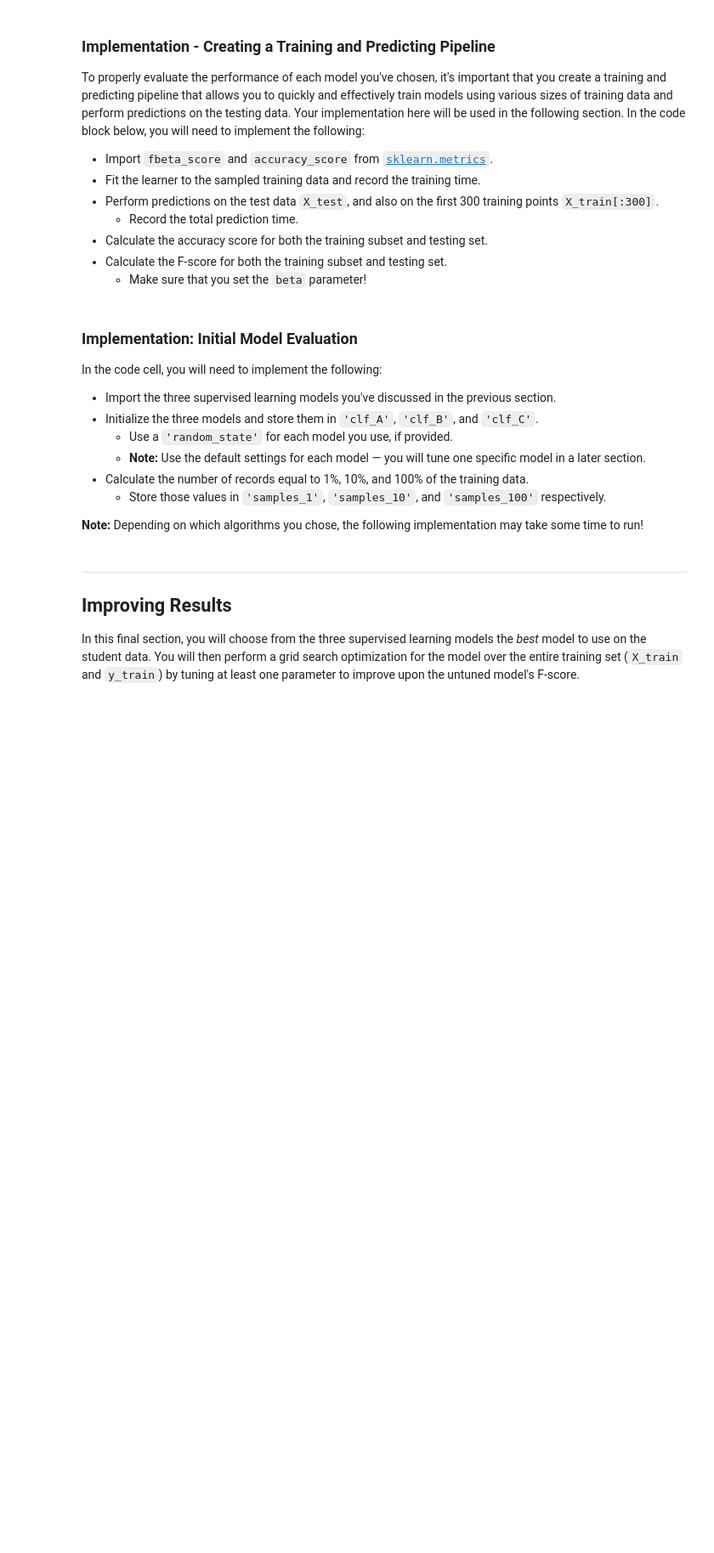
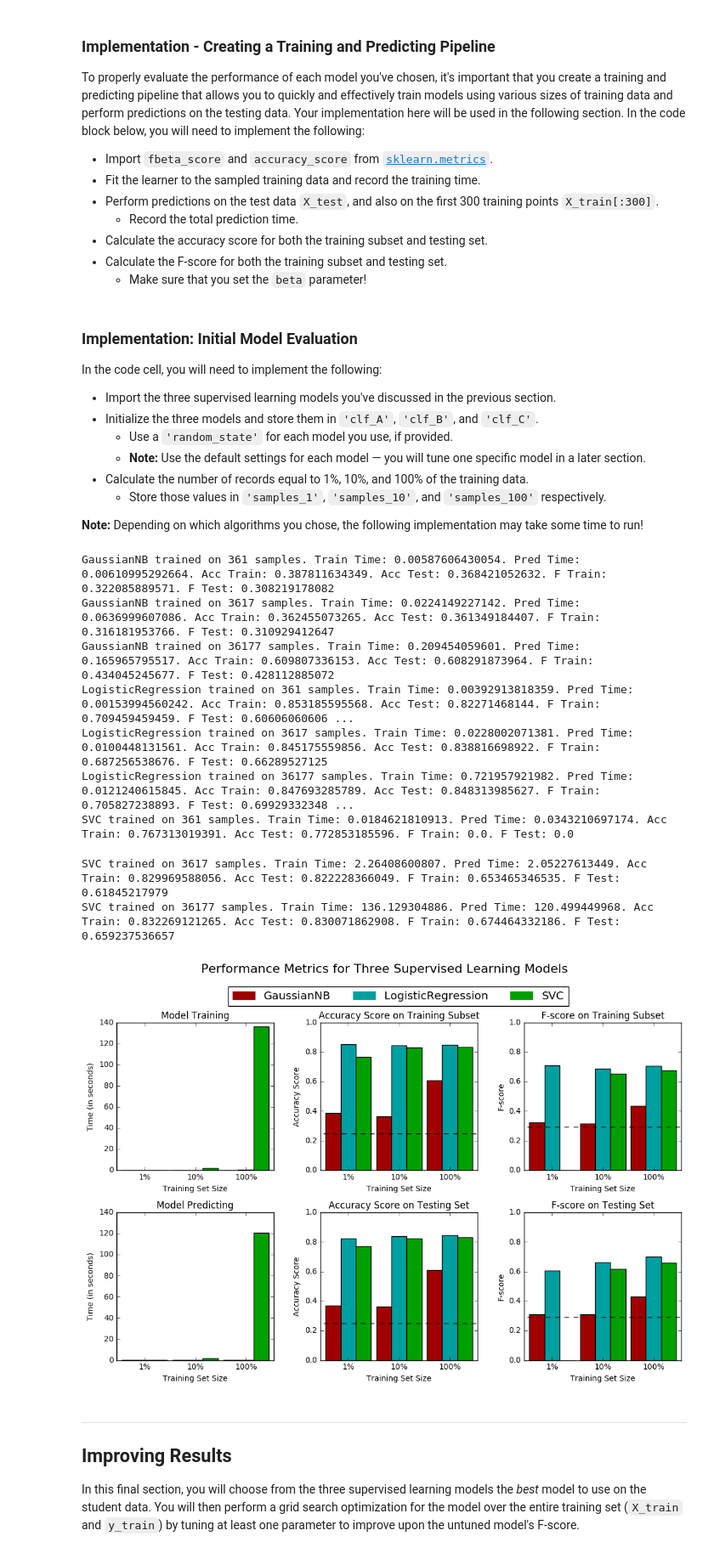
Before and after one commit to nikhils777/machine-learning, a Jupyter notebook: projects/finding_donors/finding_donors.ipynb, the cells around one changed output. Shown at 85% size. Cells and saved outputs as stored; diff of their text form; code cells hidden in the pictures; blank space fills up the shorter version.

```diff
--- a/projects/finding_donors/finding_donors.ipynb
+++ b/projects/finding_donors/finding_donors.ipynb
@@ -274,39 +276,41 @@ def train_predict(learner, sample_size, X_train, y_train, X_test, y_test):
     '''
 
     results = {}
-    print "fitting--------"
     # TODO: Fit the learner to the training data using slicing with 'sample_size'
+    # Adjusting size of training and testing data with sample size
+    X_train = X_train[:sample_size]
+    y_train = y_train[:sample_size]
+    X_test = X_test[:sample_size]
+    y_test = y_test[:sample_size]
+
     start = time() # Get start time
     learner.fit(X_train, y_train)
     end = time() # Get end time
 
     # TODO: Calculate the training time
     results['train_time'] = end - start
-    print "predicting-----------"
     # TODO: Get the predictions on the test set,
     #       then get predictions on the first 300 training samples
     start = time() # Get start time
     predictions_test = learner.predict(X_test)
-    predictions_train = learner.predict(X_train[:300])
+    predictions_train = learner.predict(X_train)
     end = time() # Get end time
 
     # TODO: Calculate the total prediction time
     results['pred_time'] = end - start
-    print "calculating accuracy -------------------"
     # TODO: Compute accuracy on the first 300 training samples
-    results['acc_train'] = accuracy_score(y_train[:300], predictions_train[:300])
+    results['acc_train'] = accuracy_score(y_train, predictions_train)
 
     # TODO: Compute accuracy on test set
     results['acc_test'] = accuracy_score(y_test, predictions_test)
-    print "calculating beta score -----------------"
     # TODO: Compute F-score on the the first 300 training samples
-    results['f_train'] = fbeta_score(y_train[:300], predictions_train[:300], beta = .5)
+    results['f_train'] = fbeta_score(y_train, predictions_train, beta = .5)
 
     # TODO: Compute F-score on the test set
     results['f_test'] = fbeta_score(y_test, predictions_test, beta = .5)
 
     # Success
-    print "{} trained on {} samples.".format(learner.__class__.__name__, sample_size)
+    print "{} trained on {} samples. Train Time: {}. Pred Time: {}. Acc Train: {}. Acc Test: {}. F Train: {}. F Test: {}".format(learner.__class__.__name__, sample_size, results['train_time'], results['pred_time'], results['acc_train'], results['acc_test'], results['f_train'], results['f_test'] )
 
     # Return the results
     return results
@@ -324,30 +328,41 @@ In the code cell, you will need to implement the following:
 # %%
 # TODO: Import the three supervised learning models from sklearn
 from sklearn import svm
 from sklearn import linear_model
 from sklearn.naive_bayes import GaussianNB
 
 # TODO: Initialize the three models
-clf_A = svm.SVC() #GaussianNB
-clf_B = svm.SVC()
-clf_C = linear_model.LogisticRegression()
+clf_A = GaussianNB() #GaussianNB
+clf_B = linear_model.LogisticRegression()
+clf_C = svm.SVC()
 
 # TODO: Calculate the number of samples for 1%, 10%, and 100% of the training data
-samples_1 = len(X_train) * .01
-samples_10 = len(X_train) * .1
-samples_100 = len(X_train)
+samples_1 = int(len(X_train) * .01)
+samples_10 = int(len(X_train) * .1)
+samples_100 = int(len(X_train))
 
 # Collect results on the learners
 results = {}
 for clf in [clf_A, clf_B, clf_C]:
     clf_name = clf.__class__.__name__
     results[clf_name] = {}
     for i, samples in enumerate([samples_1, samples_10, samples_100]):
         results[clf_name][i] = \
         train_predict(clf, samples, X_train, y_train, X_test, y_test)
 
 # Run metrics visualization for the three supervised learning models chosen
 vs.evaluate(results, accuracy, fscore)
+# %% [output]
+GaussianNB trained on 361 samples. Train Time: 0.00587606430054. Pred Time: 0.00610995292664. Acc Train: 0.387811634349. Acc Test: 0.368421052632. F Train: 0.322085889571. F Test: 0.308219178082
+GaussianNB trained on 3617 samples. Train Time: 0.0224149227142. Pred Time: 0.0636999607086. Acc Train: 0.362455073265. Acc Test: 0.361349184407. F Train: 0.316181953766. F Test: 0.310929412647
+GaussianNB trained on 36177 samples. Train Time: 0.209454059601. Pred Time: 0.165965795517. Acc Train: 0.609807336153. Acc Test: 0.608291873964. F Train: 0.434045245677. F Test: 0.428112885072
+LogisticRegression trained on 361 samples. Train Time: 0.00392913818359. Pred Time: 0.00153994560242. Acc Train: 0.853185595568. Acc Test: 0.82271468144. F Train: 0.709459459459. F Test: 0.60606060606 ...
+LogisticRegression trained on 3617 samples. Train Time: 0.0228002071381. Pred Time: 0.0100448131561. Acc Train: 0.845175559856. Acc Test: 0.838816698922. F Train: 0.687256538676. F Test: 0.66289527125
+LogisticRegression trained on 36177 samples. Train Time: 0.721957921982. Pred Time: 0.0121240615845. Acc Train: 0.847693285789. Acc Test: 0.848313985627. F Train: 0.705827238893. F Test: 0.69929332348 ...
+SVC trained on 361 samples. Train Time: 0.0184621810913. Pred Time: 0.0343210697174. Acc Train: 0.767313019391. Acc Test: 0.772853185596. F Train: 0.0. F Test: 0.0
+SVC trained on 3617 samples. Train Time: 2.26408600807. Pred Time: 2.05227613449. Acc Train: 0.829969588056. Acc Test: 0.822228366049. F Train: 0.653465346535. F Test: 0.61845217979
+SVC trained on 36177 samples. Train Time: 136.129304886. Pred Time: 120.499449968. Acc Train: 0.832269121265. Acc Test: 0.830071862908. F Train: 0.674464332186. F Test: 0.659237536657
+[figure, added]
 # %% [markdown]
 ----
 ## Improving Results
```
Also changed, not shown: parts of 17 cells of this notebook, 1 other file.
